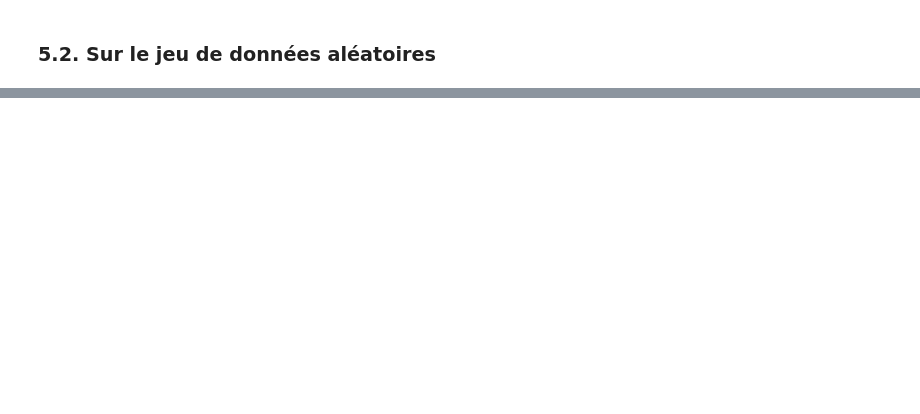
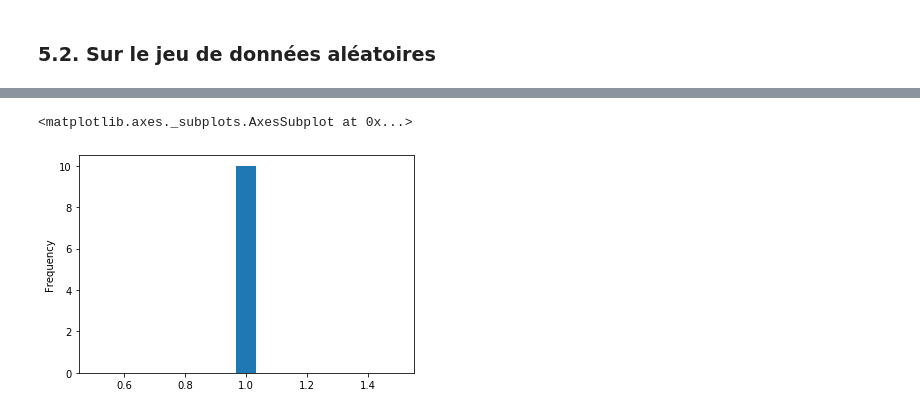
Before and after one commit to glaiveVII/bigdata, a Jupyter notebook: maths/TP1 - PELEGRI RAYMOND.ipynb, the cells around one changed output, grey strips where cells are left out. Drawn from its saved outputs; the diff is of its cells as text; code cells hidden in the pictures; blank space fills up the shorter version.

```diff
--- a/maths/TP1 - PELEGRI RAYMOND.ipynb
+++ b/maths/TP1 - PELEGRI RAYMOND.ipynb
@@ -643,0 +693,5 @@ MSE par descente du gradient numérique: 0.4999450101769308
+# %%
+df.X0.plot.hist(bins=15)
+# %% [output]
+<matplotlib.axes._subplots.AxesSubplot at 0x...>
+[figure, added]
```
Also changed, not shown: parts of 68 cells of this notebook, 5 other files.
